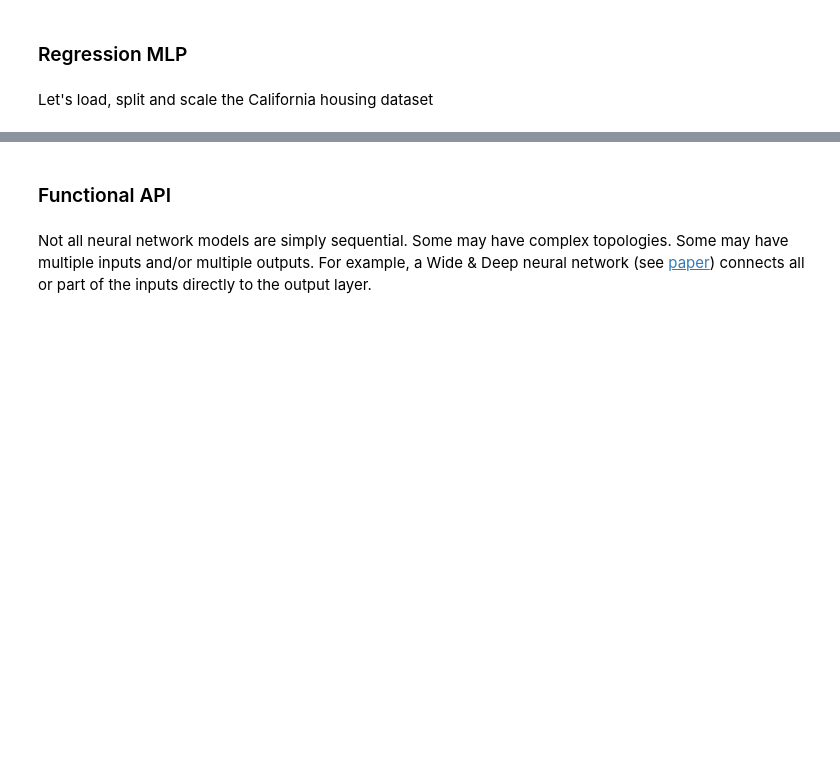
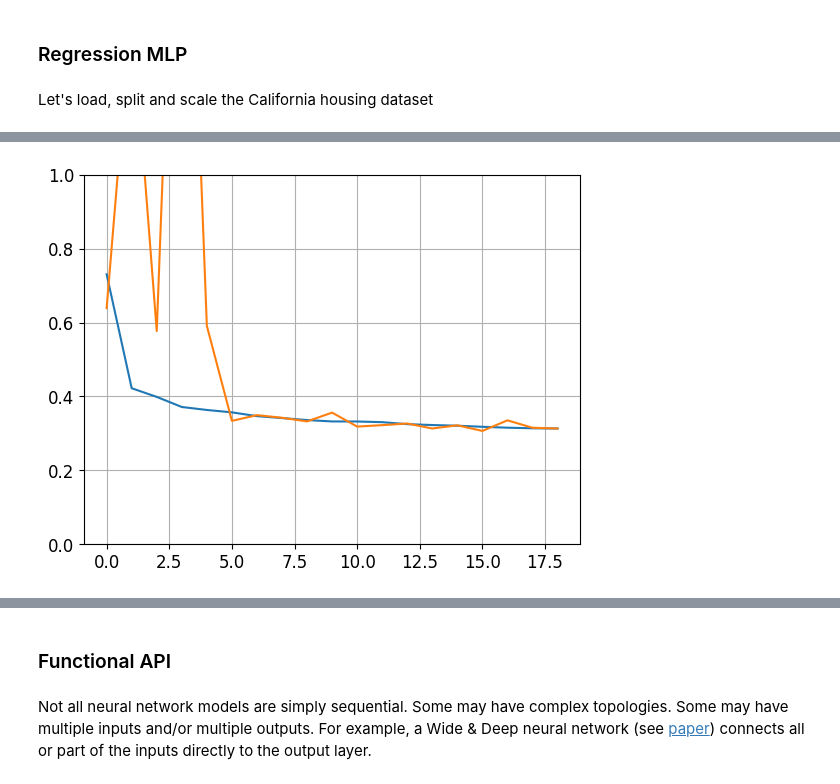
Before and after one commit to Snehashis111/AdvancedML, a Jupyter notebook: Deep_Learning_methods.ipynb, the cells around one changed output, grey strips where cells are left out. Cells and saved outputs as stored; diff of their text form; code cells hidden in the pictures; blank space fills up the shorter version.

```diff
--- a/Deep_Learning_methods.ipynb
+++ b/Deep_Learning_methods.ipynb
@@ -502,0 +577,12 @@ array([[0.38856632],
+# %%
+model3 = keras.models.Sequential([
+    keras.layers.Dense(30, activation="relu", input_shape=X_train.shape[1:]),
+    keras.layers.Dense(15, activation="relu"),
+    keras.layers.Dense(30, activation="relu"),
+    keras.layers.Dense(1)
+])
+model3.compile(loss="mean_squared_error", optimizer=keras.optimizers.SGD(lr=1e-3))
+history3 = model3.fit(X_train, y_train, epochs=19, validation_data=(X_valid, y_valid))
+mse_test = model3.evaluate(X_test, y_test)
+X_new = X_test[:3]
+y_pred = model.predict(X_new)
@@ -502,0 +608,7 @@ array([[0.38856632],
+# %%
+plt.plot(pd.DataFrame(history3.history))
+plt.grid(True)
+plt.gca().set_ylim(0, 1)
+plt.show()
+# %% [output]
+[figure, added]
```
Also changed, not shown: parts of 31 cells of this notebook.
